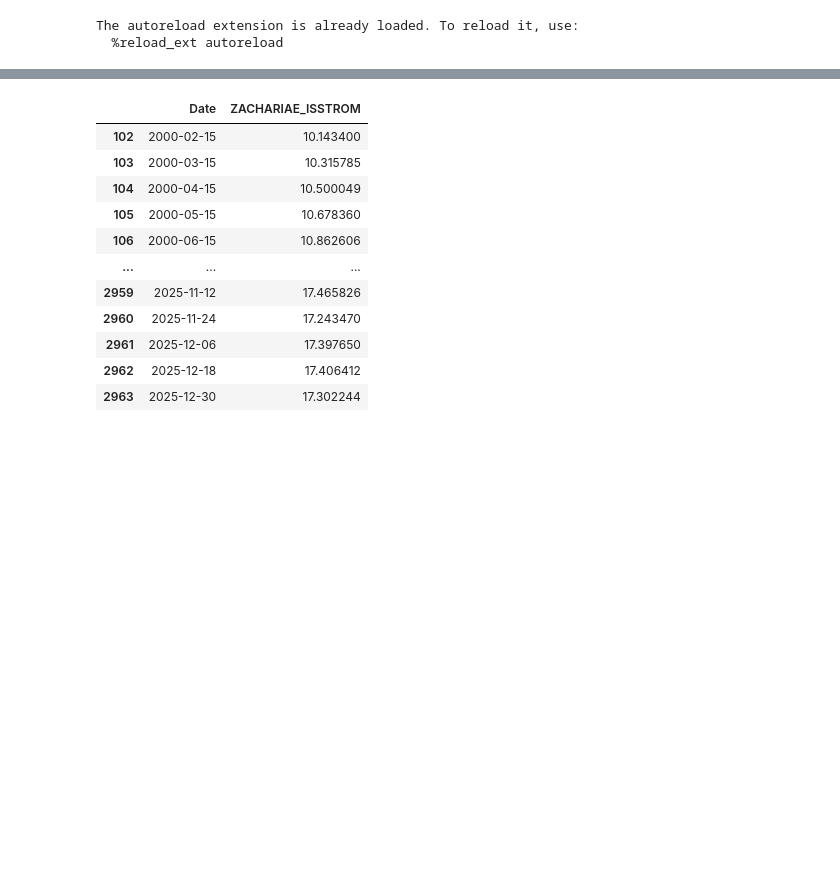
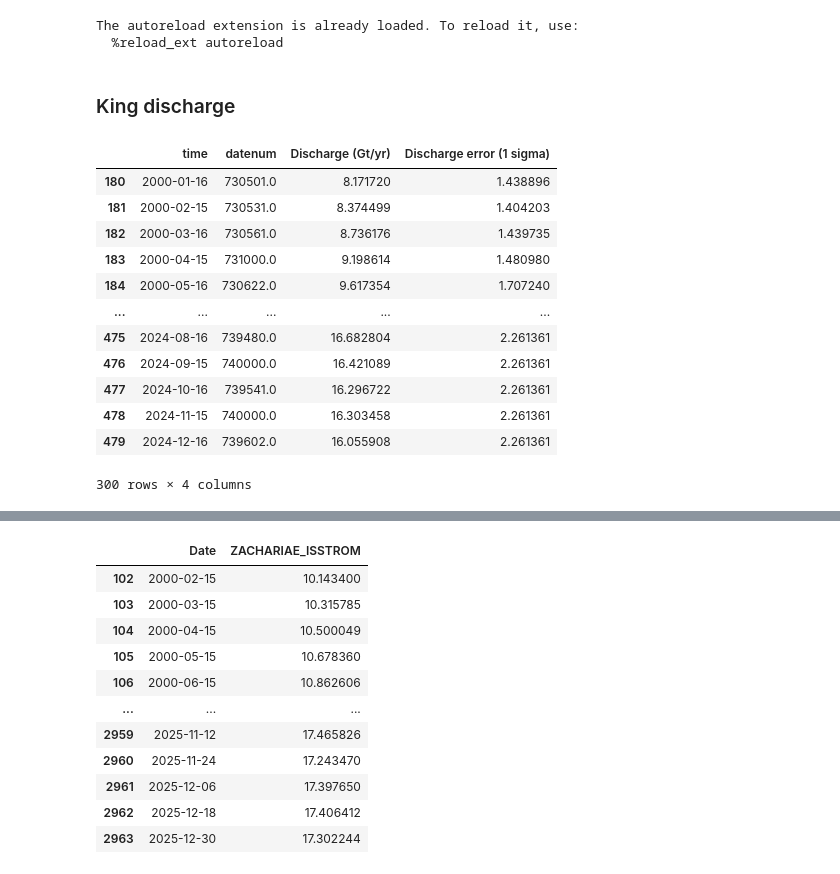
Before and after one commit to cjense/negis-seasonality, a Jupyter notebook: examine_discharge.ipynb, the cells around one changed output, grey strips where cells are left out. Saved outputs shown, nothing was run; the diff lists cells and outputs as text; code cells hidden in the pictures; blank space fills up the shorter version.

```diff
--- a/examine_discharge.ipynb
+++ b/examine_discharge.ipynb
@@ -40,3 +40,24 @@ storage_options = {
         "response_checksum_validation": "when_required",
     },
 }
+# %% [markdown]
+### King discharge
+# %%
+discharge = pd.read_csv('s3://gaia/cjense/data/discharge/ZI_discharge1985-2025.csv', storage_options=storage_options)
+discharge['time'] = pd.to_datetime(discharge['time'])
+discharge = discharge[discharge['time']>='2000-01-01 00:00:00']
+discharge
+# %% [output]
+|  | time | datenum | Discharge (Gt/yr) | Discharge error (1 sigma) |
+| 180 | 2000-01-16 | 730501.0 | 8.171720 | 1.438896 |
+| 181 | 2000-02-15 | 730531.0 | 8.374499 | 1.404203 |
+| 182 | 2000-03-16 | 730561.0 | 8.736176 | 1.439735 |
+| 183 | 2000-04-15 | 731000.0 | 9.198614 | 1.480980 |
+| 184 | 2000-05-16 | 730622.0 | 9.617354 | 1.707240 |
+| ... | ... | ... | ... | ... |
+| 475 | 2024-08-16 | 739480.0 | 16.682804 | 2.261361 |
+| 476 | 2024-09-15 | 740000.0 | 16.421089 | 2.261361 |
+| 477 | 2024-10-16 | 739541.0 | 16.296722 | 2.261361 |
+| 478 | 2024-11-15 | 740000.0 | 16.303458 | 2.261361 |
+| 479 | 2024-12-16 | 739602.0 | 16.055908 | 2.261361 |
+300 rows × 4 columns
```
Also changed, not shown: parts of 6 cells of this notebook.
